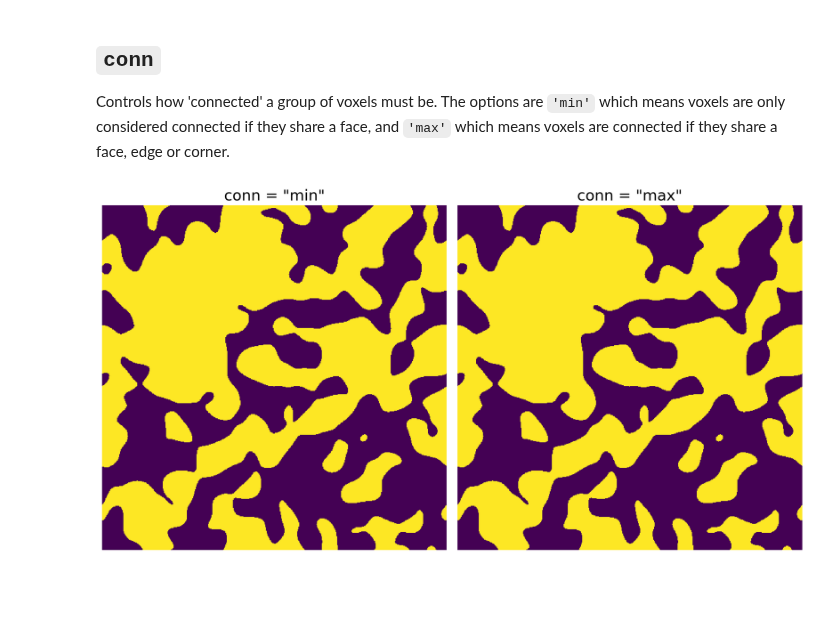
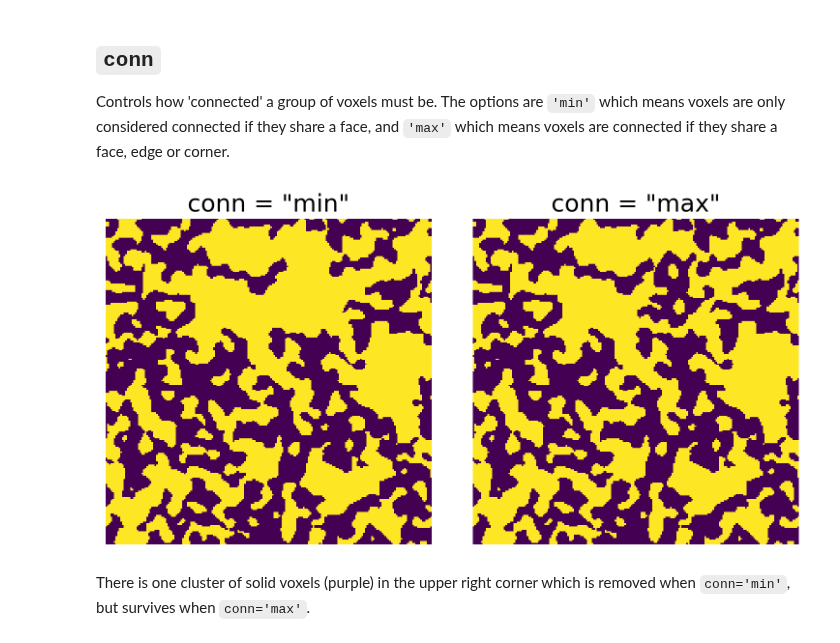
Before and after one commit to HydeAWhile/PoreSpy, a Jupyter notebook: examples/filters/reference/trim_floating_solid.ipynb, the cells around one changed output. Saved outputs shown, nothing was run; the diff lists cells and outputs as text; code cells hidden in the pictures; blank space fills up the shorter version.

```diff
--- a/examples/filters/reference/trim_floating_solid.ipynb
+++ b/examples/filters/reference/trim_floating_solid.ipynb
@@ -13,9 +14,9 @@ ps.visualization.set_mpl_style()
 ## `im`
 How floating solids are removed and the result can depend on whether the image is 2D or 3D so here we investigate both cases.  The 2D and 3D images are visualized but only a slice of the 3D image is shown.
 # %%
-im = ps.generators.blobs(shape=[500, 500])
+im = ps.generators.blobs(shape=[200, 200], porosity=0.49, blobiness=2, seed=1)
 
-fig, ax = plt.subplots(figsize=[5, 5]);
+fig, ax = plt.subplots(figsize=[4, 4])
 ax.imshow(im)
 ax.axis(False);
 # %% [output]
@@ -26,13 +27,15 @@ Controls how 'connected' a group of voxels must be.  The options are `'min'` whi
 # %%
 x1 = ps.filters.trim_floating_solid(im=im, conn="min")
 x2 = ps.filters.trim_floating_solid(im=im, conn="max")
 
-fig, ax = plt.subplots(1, 2, figsize=[12, 12]);
+fig, ax = plt.subplots(1, 2, figsize=[8, 4]);
 ax[0].imshow(x1);
 ax[0].axis(False);
 ax[0].set_title('conn = "min"', fontdict={'fontsize': 18});
 ax[1].imshow(x2);
 ax[1].axis(False);
 ax[1].set_title('conn = "max"', fontdict={'fontsize': 18});
 # %% [output]
-[figure, old version]
+[figure, new version]
+# %% [markdown]
+There is one cluster of solid voxels (purple) in the upper right corner which is removed when `conn='min'`, but survives when `conn='max'`.
```
Also changed, not shown: parts of 2 cells of this notebook, 17 other files.
